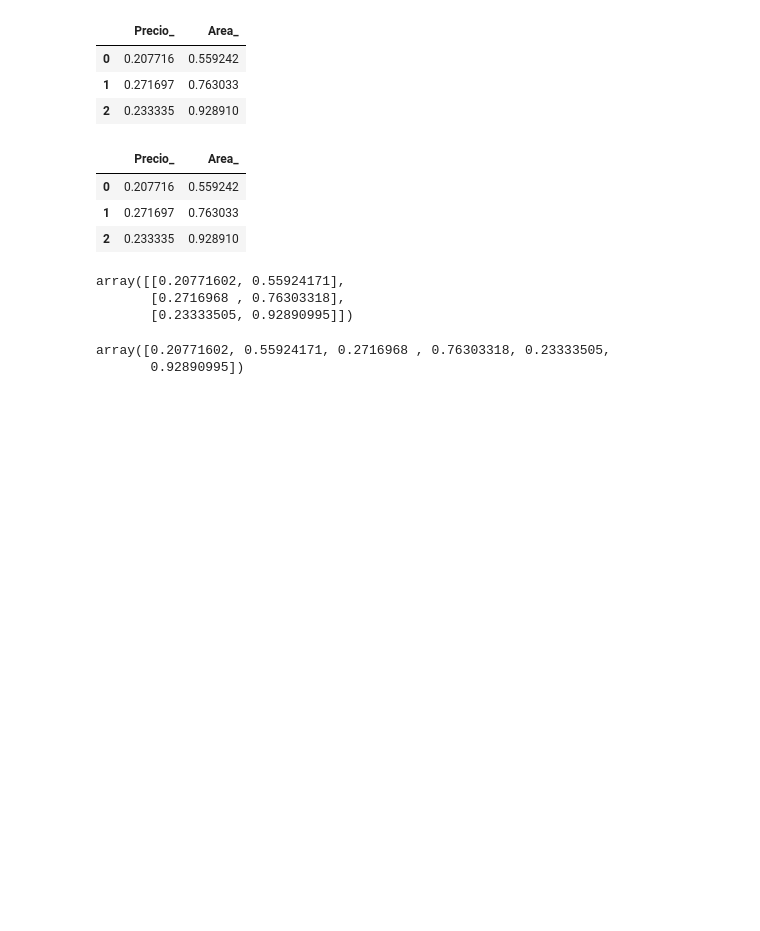
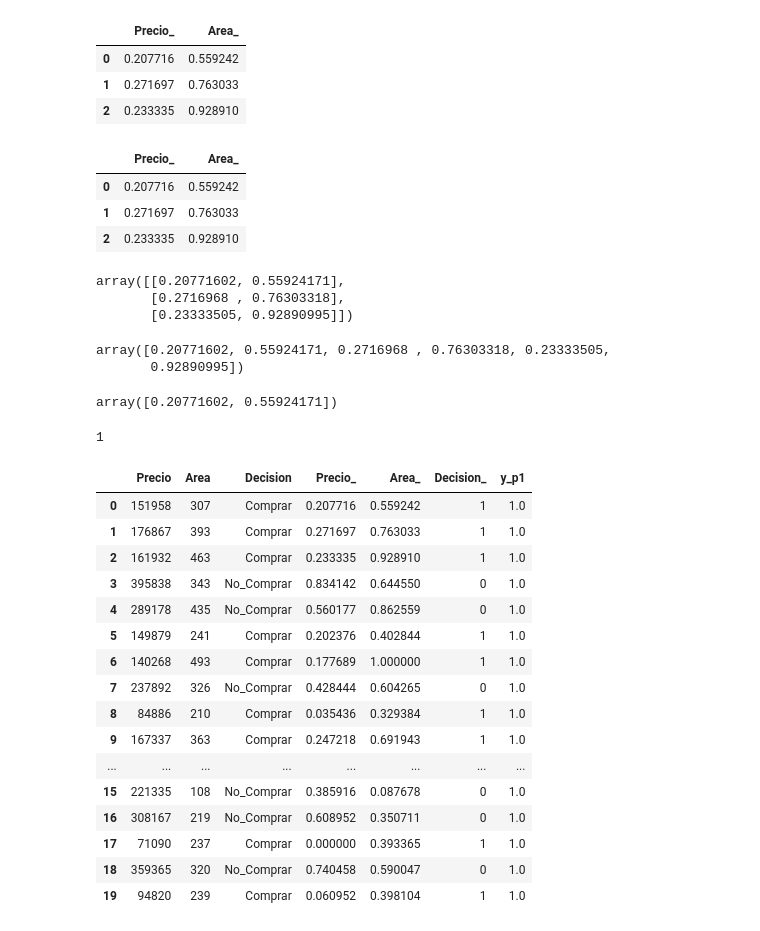
Before and after one commit to cbaldelomar/02-perceptron-simple, a Jupyter notebook: notebooks/01.ipynb, the cells around one changed output. Cells and saved outputs as stored; diff of their text form; code cells hidden in the pictures; blank space fills up the shorter version.

Commit message:
Definición del perceptron para una muestra de una dimension

```diff
--- a/notebooks/01.ipynb
+++ b/notebooks/01.ipynb
@@ -58,8 +58,43 @@ df_casas.loc[:2, ["Precio_", "Area_"]].to_numpy().flatten()
 # %% [output]
 array([0.20771602, 0.55924171, 0.2716968 , 0.76303318, 0.23333505,
        0.92890995])
+# %%
+df_casas.loc[0:0, ['Precio_', 'Area_']].to_numpy().flatten()
+# %% [output]
+array([0.20771602, 0.55924171])
 # %%
 perceptron = NeuronaPerceptron(entradas=2, salidas=1)
 salidas = perceptron.predecir_feedforward(
     df_casas.loc[0:0, ['Precio_', 'Area_']].to_numpy().flatten()
 )
+
+salidas
+# %% [output]
+1
+# %%
+df_casas["y_p1"] = np.nan
+
+for indice, muestra_fila in df_casas.iterrows():
+    muestra_datos = muestra_fila[["Precio_", "Area_"]].to_numpy().flatten()
+    salida = perceptron.predecir_feedforward(muestra_datos)
+    df_casas.at[indice, "y_p1"] = np.int8(salida)
+
+df_casas
+# %% [output]
+|  | Precio | Area | Decision | Precio_ | Area_ | Decision_ | y_p1 |
+| 0 | 151958 | 307 | Comprar | 0.207716 | 0.559242 | 1 | 1.0 |
+| 1 | 176867 | 393 | Comprar | 0.271697 | 0.763033 | 1 | 1.0 |
+| 2 | 161932 | 463 | Comprar | 0.233335 | 0.928910 | 1 | 1.0 |
+| 3 | 395838 | 343 | No_Comprar | 0.834142 | 0.644550 | 0 | 1.0 |
+| 4 | 289178 | 435 | No_Comprar | 0.560177 | 0.862559 | 0 | 1.0 |
+| 5 | 149879 | 241 | Comprar | 0.202376 | 0.402844 | 1 | 1.0 |
+| 6 | 140268 | 493 | Comprar | 0.177689 | 1.000000 | 1 | 1.0 |
+| 7 | 237892 | 326 | No_Comprar | 0.428444 | 0.604265 | 0 | 1.0 |
+| 8 | 84886 | 210 | Comprar | 0.035436 | 0.329384 | 1 | 1.0 |
+| 9 | 167337 | 363 | Comprar | 0.247218 | 0.691943 | 1 | 1.0 |
+| ... | ... | ... | ... | ... | ... | ... | ... |
+| 15 | 221335 | 108 | No_Comprar | 0.385916 | 0.087678 | 0 | 1.0 |
+| 16 | 308167 | 219 | No_Comprar | 0.608952 | 0.350711 | 0 | 1.0 |
+| 17 | 71090 | 237 | Comprar | 0.000000 | 0.393365 | 1 | 1.0 |
+| 18 | 359365 | 320 | No_Comprar | 0.740458 | 0.590047 | 0 | 1.0 |
+| 19 | 94820 | 239 | Comprar | 0.060952 | 0.398104 | 1 | 1.0 |
```
Also changed, not shown: 1 other file.
